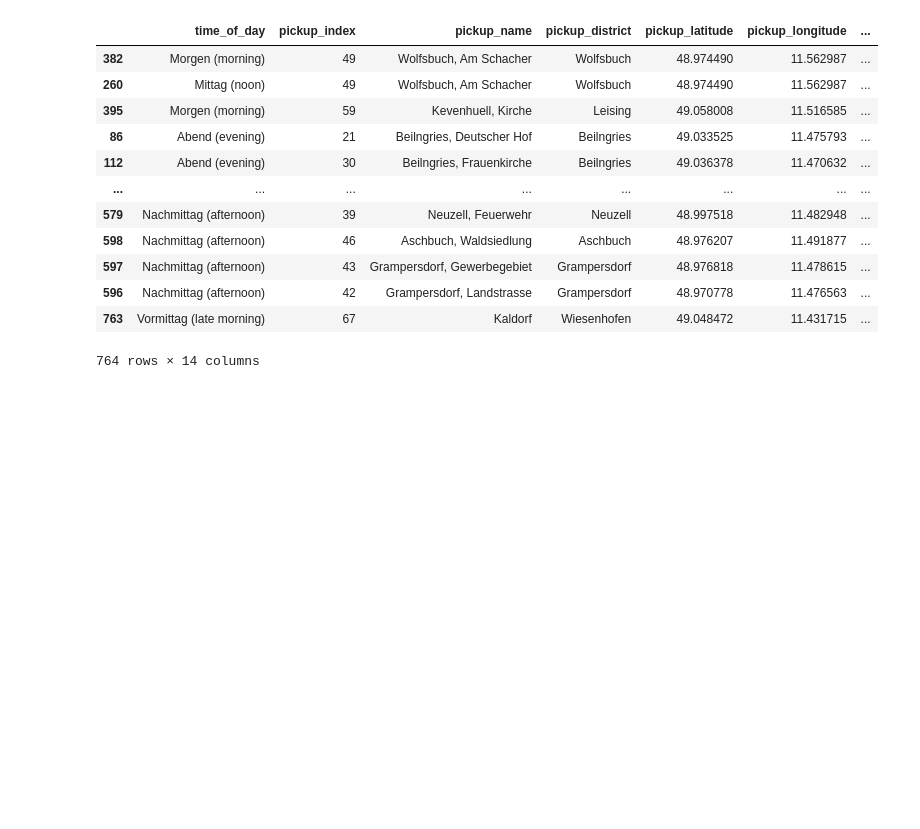
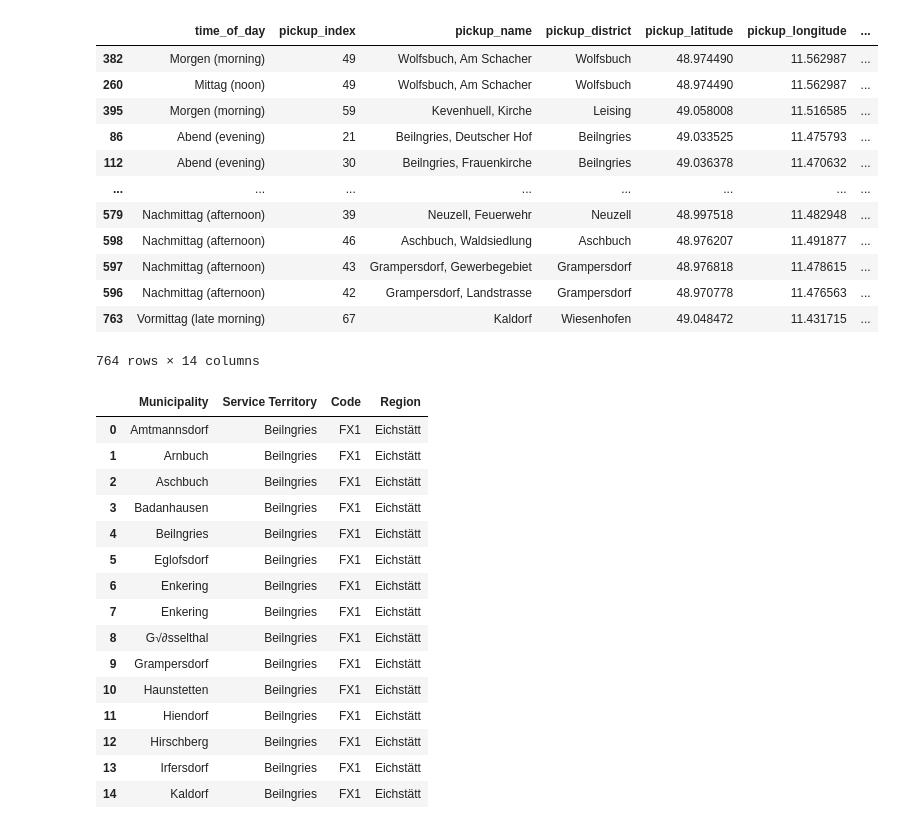
Before and after one commit to nairjayesh/vgi_hackathon_2024, a Jupyter notebook: data_preprocessing.ipynb, the cells around one changed output. Drawn from its saved outputs; the diff is of its cells as text; code cells hidden in the pictures; blank space fills up the shorter version.

```diff
--- a/data_preprocessing.ipynb
+++ b/data_preprocessing.ipynb
@@ -256,3 +256,24 @@ average_revenue
 | 596 | Nachmittag (afternoon) | 42 | Grampersdorf, Landstrasse | Grampersdorf | 48.970778 | 11.476563 | ... |
 | 763 | Vormittag (late morning) | 67 | Kaldorf | Wiesenhofen | 49.048472 | 11.431715 | ... |
 764 rows × 14 columns
+# %%
+data = pd.read_excel(Path("./dataset/Viz4.xlsx"))
+# %%
+data.head(15)
+# %% [output]
+|  | Municipality | Service Territory | Code | Region |
+| 0 | Amtmannsdorf | Beilngries | FX1 | Eichstätt |
+| 1 | Arnbuch | Beilngries | FX1 | Eichstätt |
+| 2 | Aschbuch | Beilngries | FX1 | Eichstätt |
+| 3 | Badanhausen | Beilngries | FX1 | Eichstätt |
+| 4 | Beilngries | Beilngries | FX1 | Eichstätt |
+| 5 | Eglofsdorf | Beilngries | FX1 | Eichstätt |
+| 6 | Enkering | Beilngries | FX1 | Eichstätt |
+| 7 | Enkering | Beilngries | FX1 | Eichstätt |
+| 8 | G√∂sselthal | Beilngries | FX1 | Eichstätt |
+| 9 | Grampersdorf | Beilngries | FX1 | Eichstätt |
+| 10 | Haunstetten | Beilngries | FX1 | Eichstätt |
+| 11 | Hiendorf | Beilngries | FX1 | Eichstätt |
+| 12 | Hirschberg | Beilngries | FX1 | Eichstätt |
+| 13 | Irfersdorf | Beilngries | FX1 | Eichstätt |
+| 14 | Kaldorf | Beilngries | FX1 | Eichstätt |
```
Also changed, not shown: parts of 1 cell of this notebook, 2 other files.
